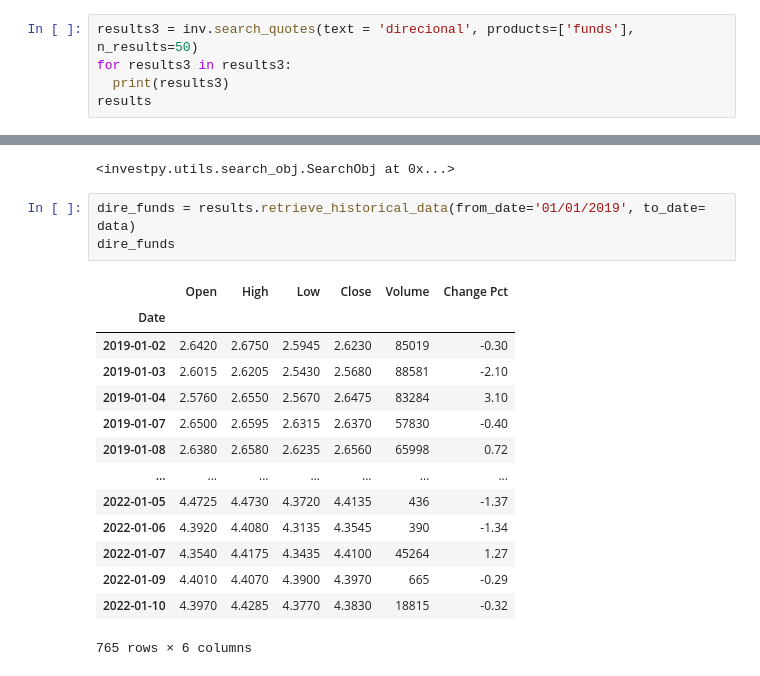
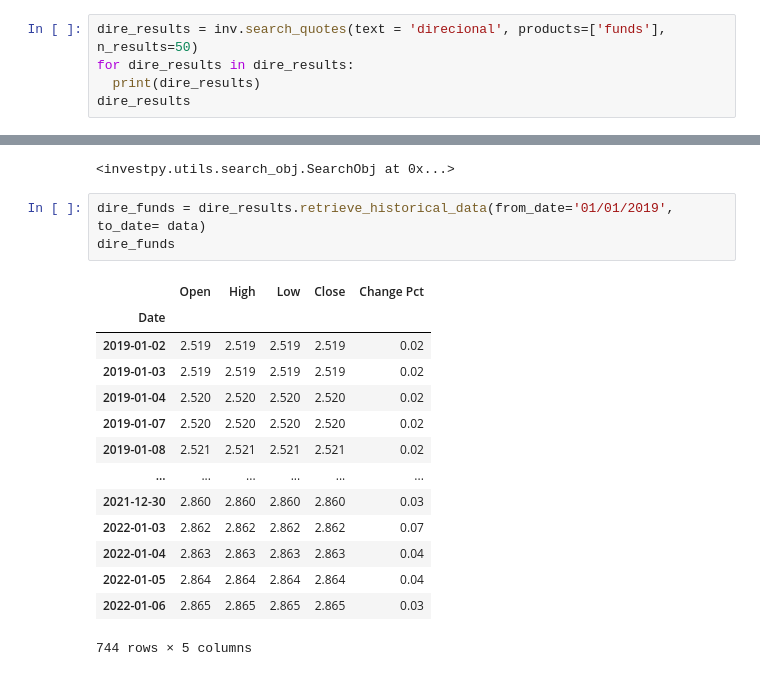
Before and after one commit to MatheusMDi/price, a Jupyter notebook: investpyDINIZ.ipynb, the cells around one changed output, grey strips where cells are left out. Drawn from its saved outputs; the diff is of its cells as text.

```diff
--- a/investpyDINIZ.ipynb
+++ b/investpyDINIZ.ipynb
@@ -91,30 +91,30 @@ malaysian_ringgit
 # %% [markdown]
 Fundos de investimento
 # %%
-results3 = inv.search_quotes(text = 'direcional', products=['funds'], n_results=50)
-for results3 in results3:
-  print(results3)
-results
+dire_results = inv.search_quotes(text = 'direcional', products=['funds'], n_results=50)
+for dire_results in dire_results:
+  print(dire_results)
+dire_results
 # %% [output]
 {"id_": 1106272, "name": "Cshg Previdenci\u00e1rio Master Direcional Ima-b Renda Fixa Fundo De Investimento", "symbol": "0P0000ZAIE", "country": "brazil", "tag": "/funds/cshg-master-zurich-juro-real-f ...
 {"id_": 1106294, "name": "Cshg Previdenci\u00e1rio Direcional Zurich Ima-b Renda Fixa Fic De Fundo De Investimento", "symbol": "0P0000Z6HE", "country": "brazil", "tag": "/funds/cshg-zurich-juro-real-a ...
 {"id_": 1107951, "name": "Fundo De Investimento Caixa Direcional Renda Fixa Cr\u00e9dito Privado Longo Prazo", "symbol": "0P0000U9EI", "country": "brazil", "tag": "/funds/fundo-de-investimento-caixa-d ...
 <investpy.utils.search_obj.SearchObj at 0x...>
 # %%
-dire_funds = results.retrieve_historical_data(from_date='01/01/2019', to_date= data)
+dire_funds = dire_results.retrieve_historical_data(from_date='01/01/2019', to_date= data)
 dire_funds
 # %% [output]
-|  | Open | High | Low | Close | Volume | Change Pct |
-| Date |  |  |  |  |  |  |
-| 2019-01-02 | 2.6420 | 2.6750 | 2.5945 | 2.6230 | 85019 | -0.30 |
-| 2019-01-03 | 2.6015 | 2.6205 | 2.5430 | 2.5680 | 88581 | -2.10 |
-| 2019-01-04 | 2.5760 | 2.6550 | 2.5670 | 2.6475 | 83284 | 3.10 |
-| 2019-01-07 | 2.6500 | 2.6595 | 2.6315 | 2.6370 | 57830 | -0.40 |
-| 2019-01-08 | 2.6380 | 2.6580 | 2.6235 | 2.6560 | 65998 | 0.72 |
-| ... | ... | ... | ... | ... | ... | ... |
-| 2022-01-05 | 4.4725 | 4.4730 | 4.3720 | 4.4135 | 436 | -1.37 |
-| 2022-01-06 | 4.3920 | 4.4080 | 4.3135 | 4.3545 | 390 | -1.34 |
-| 2022-01-07 | 4.3540 | 4.4175 | 4.3435 | 4.4100 | 45264 | 1.27 |
-| 2022-01-09 | 4.4010 | 4.4070 | 4.3900 | 4.3970 | 665 | -0.29 |
-| 2022-01-10 | 4.3970 | 4.4285 | 4.3770 | 4.3830 | 18815 | -0.32 |
+|  | Open | High | Low | Close | Change Pct |
+| Date |  |  |  |  |  |
+| 2019-01-02 | 2.519 | 2.519 | 2.519 | 2.519 | 0.02 |
+| 2019-01-03 | 2.519 | 2.519 | 2.519 | 2.519 | 0.02 |
+| 2019-01-04 | 2.520 | 2.520 | 2.520 | 2.520 | 0.02 |
+| 2019-01-07 | 2.520 | 2.520 | 2.520 | 2.520 | 0.02 |
+| 2019-01-08 | 2.521 | 2.521 | 2.521 | 2.521 | 0.02 |
+| ... | ... | ... | ... | ... | ... |
+| 2021-12-30 | 2.860 | 2.860 | 2.860 | 2.860 | 0.03 |
+| 2022-01-03 | 2.862 | 2.862 | 2.862 | 2.862 | 0.07 |
+| 2022-01-04 | 2.863 | 2.863 | 2.863 | 2.863 | 0.04 |
+| 2022-01-05 | 2.864 | 2.864 | 2.864 | 2.864 | 0.04 |
+| 2022-01-06 | 2.865 | 2.865 | 2.865 | 2.865 | 0.03 |
-765 rows × 6 columns
+744 rows × 5 columns
```
Also changed, not shown: parts of 6 cells of this notebook.
